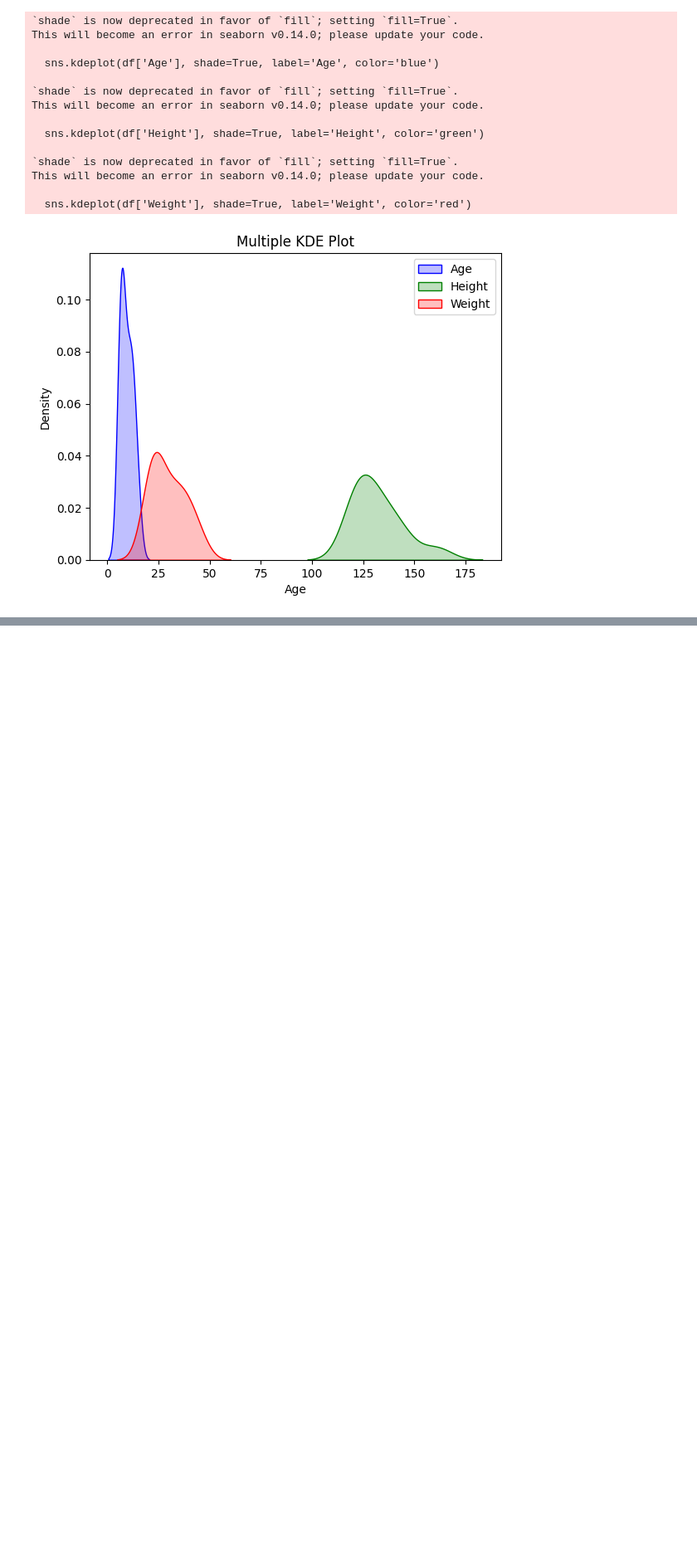
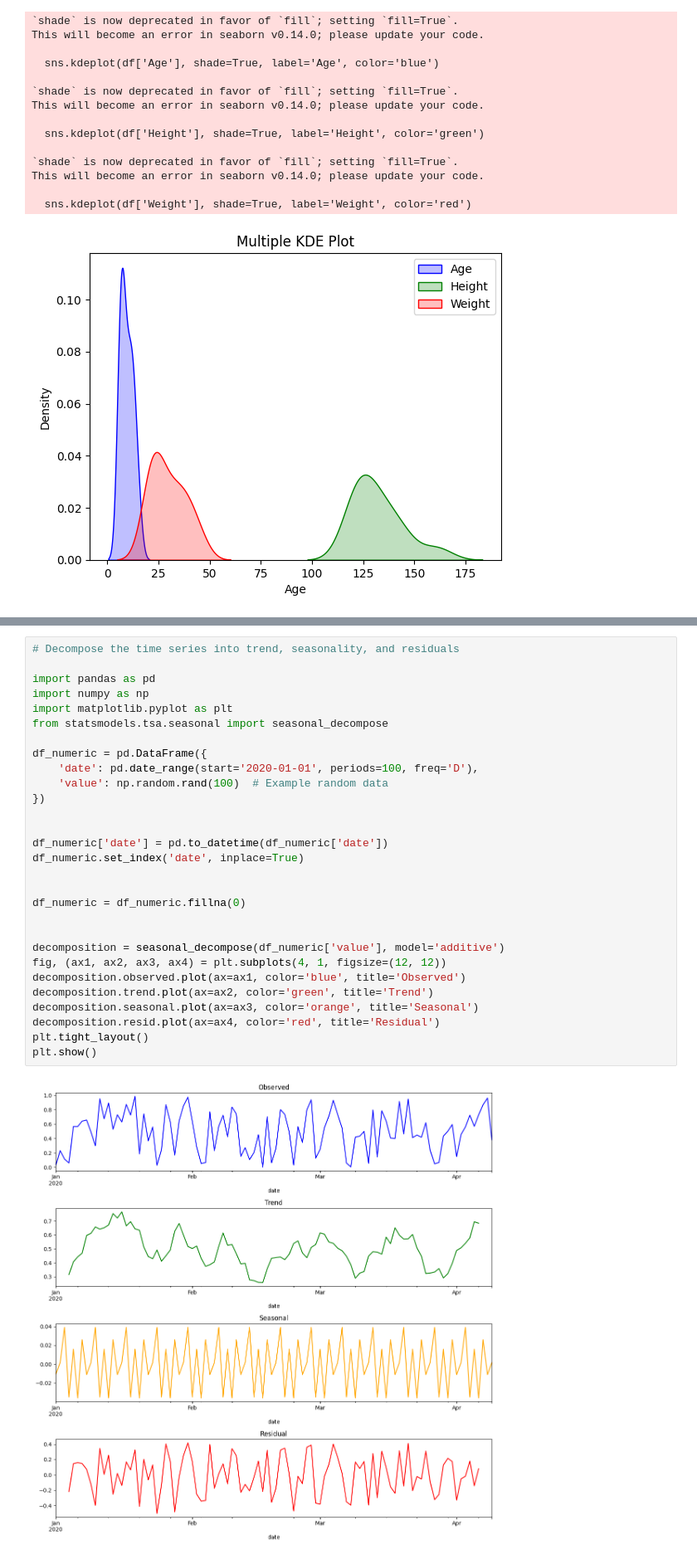
Before and after one commit to r4coder/DA, a Jupyter notebook: DA.ipynb, the cells around one changed output, grey strips where cells are left out. Shown at 83% size. Cells and saved outputs as stored; diff of their text form; blank space fills up the shorter version.

```diff
--- a/DA.ipynb
+++ b/DA.ipynb
@@ -1194,0 +1270,31 @@ This will become an error in seaborn v0.14.0; please update your code.
+# %%
+# Decompose the time series into trend, seasonality, and residuals
+
+import pandas as pd
+import numpy as np
+import matplotlib.pyplot as plt
+from statsmodels.tsa.seasonal import seasonal_decompose
+
+df_numeric = pd.DataFrame({
+    'date': pd.date_range(start='2020-01-01', periods=100, freq='D'),
+    'value': np.random.rand(100)  # Example random data
+})
+
+
+df_numeric['date'] = pd.to_datetime(df_numeric['date'])
+df_numeric.set_index('date', inplace=True)
+
+
+df_numeric = df_numeric.fillna(0)
+
+
+decomposition = seasonal_decompose(df_numeric['value'], model='additive')
+fig, (ax1, ax2, ax3, ax4) = plt.subplots(4, 1, figsize=(12, 12))
+decomposition.observed.plot(ax=ax1, color='blue', title='Observed')
+decomposition.trend.plot(ax=ax2, color='green', title='Trend')
+decomposition.seasonal.plot(ax=ax3, color='orange', title='Seasonal')
+decomposition.resid.plot(ax=ax4, color='red', title='Residual')
+plt.tight_layout()
+plt.show()
+# %% [output]
+[figure, added]
```
Also changed, not shown: parts of 59 cells of this notebook.
